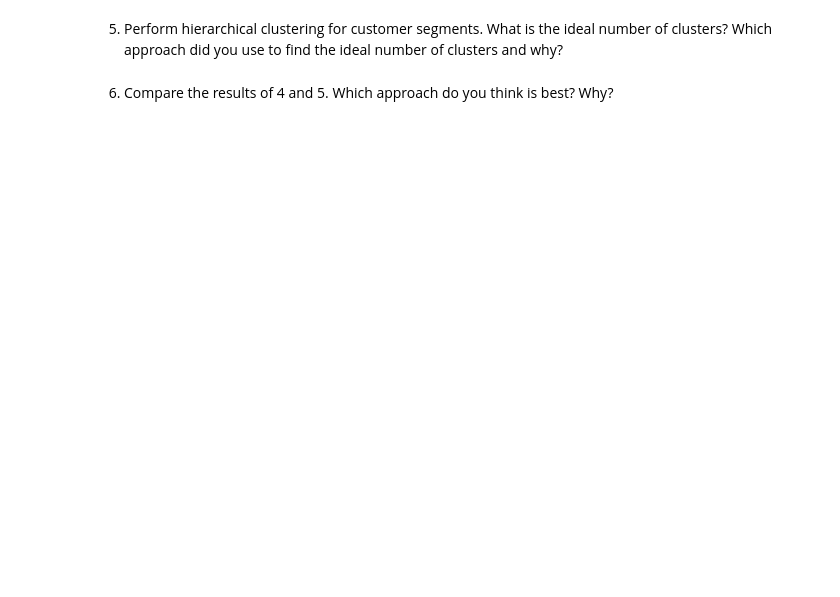
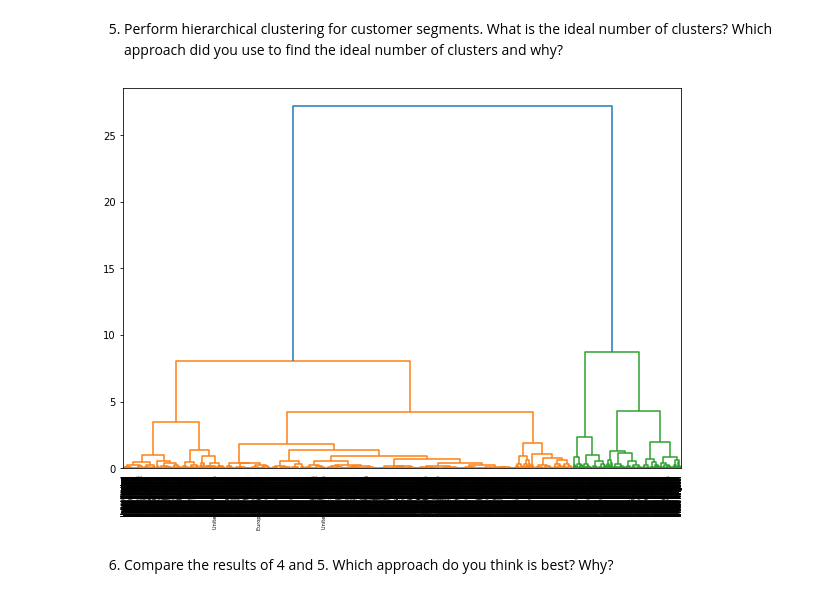
Before and after one commit to asma512/Data_Science_BootCamp, a Jupyter notebook: Week_19/unsupervised_learning_hw.ipynb, the cells around one changed output. Saved outputs shown, nothing was run; the diff lists cells and outputs as text; code cells hidden in the pictures; blank space fills up the shorter version.

```diff
--- a/Week_19/unsupervised_learning_hw.ipynb
+++ b/Week_19/unsupervised_learning_hw.ipynb
@@ -153,0 +150,2 @@ data.duplicated().sum()
+# %%
+days_since_last_purchase = cust_df["InvoiceDate"] + pd.Timedelta("1 days")
@@ -203,9 +245,11 @@ plt.show()
 5.	Perform hierarchical clustering for customer segments. What is the ideal number of clusters? Which approach did you use to find the ideal number of clusters and why?
 # %%
 from scipy.cluster.hierarchy import dendrogram, linkage
-linked = linkage(x_norm,'ward')
+linked = linkage(norm_cust_df,'ward')
 plt.figure(figsize=(10,7))
 dendro = dendrogram(linked,labels=list(cust_df['Country']))
 plt.show()
+# %% [output]
+[figure, added]
 # %% [markdown]
 6. Compare the results of 4 and 5. Which approach do you think is best? Why?
```
Also changed, not shown: parts of 10 cells of this notebook.
